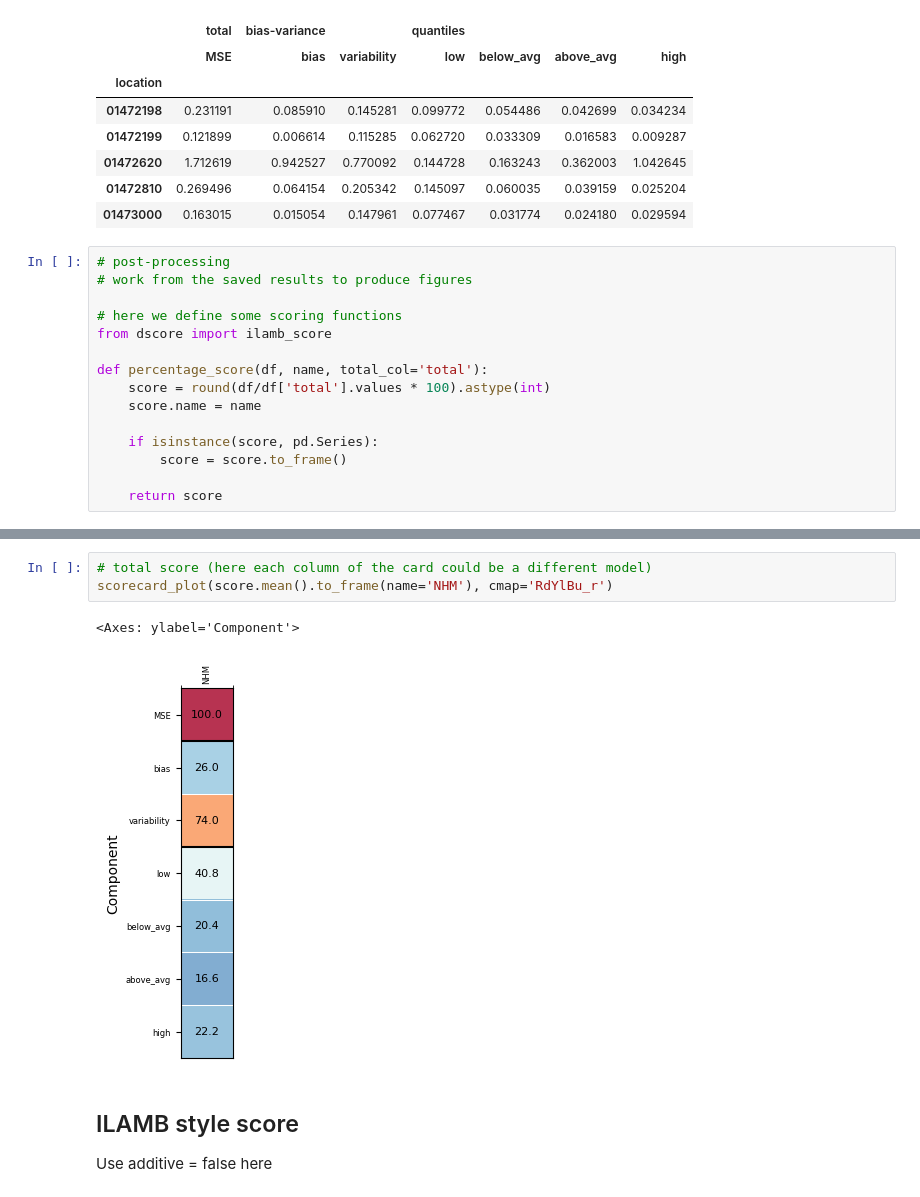
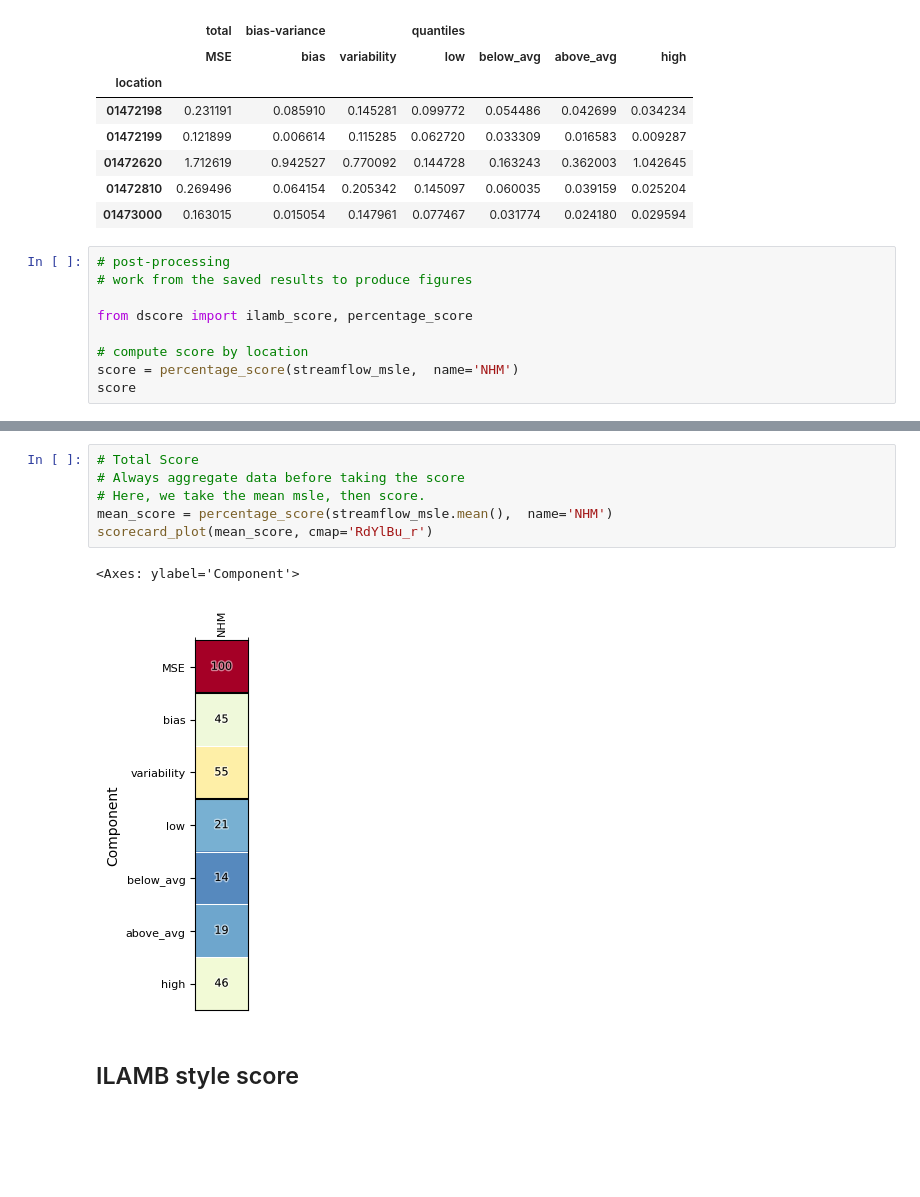
Before and after one commit to ahaj/nhm_pestpp_20240510, a Jupyter notebook: notebooks/dscore-demo.ipynb, the cells around one changed output, grey strips where cells are left out. Cells and saved outputs as stored; diff of their text form; blank space fills up the shorter version.

```diff
--- a/notebooks/dscore-demo.ipynb
+++ b/notebooks/dscore-demo.ipynb
@@ -100,14 +105,8 @@ streamflow_msle.head()
 # post-processing
 # work from the saved results to produce figures
 
-# here we define some scoring functions
-from dscore import ilamb_score
+from dscore import ilamb_score, percentage_score
 
-def percentage_score(df, name, total_col='total'):
-    score = round(df/df['total'].values * 100).astype(int)
-    score.name = name
-
-    if isinstance(score, pd.Series):
-        score = score.to_frame()
-
-    return score
+# compute score by location
+score = percentage_score(streamflow_msle,  name='NHM')
+score
@@ -133,10 +128,12 @@ scorecard_plot(score.transpose(), cmap='RdYlBu_r')
-# %%
-# total score (here each column of the card could be a different model)
-scorecard_plot(score.mean().to_frame(name='NHM'), cmap='RdYlBu_r')
-# %% [output]
-<Axes: ylabel='Component'>
-[figure, removed]
+# %%
+# Total Score
+# Always aggregate data before taking the score
+# Here, we take the mean msle, then score.
+mean_score = percentage_score(streamflow_msle.mean(),  name='NHM')
+scorecard_plot(mean_score, cmap='RdYlBu_r')
+# %% [output]
+<Axes: ylabel='Component'>
+[figure, added]
 # %% [markdown]
 ## ILAMB style score
-Use additive = false here
 # %%
```
Also changed, not shown: parts of 17 cells of this notebook, 1 other file.
